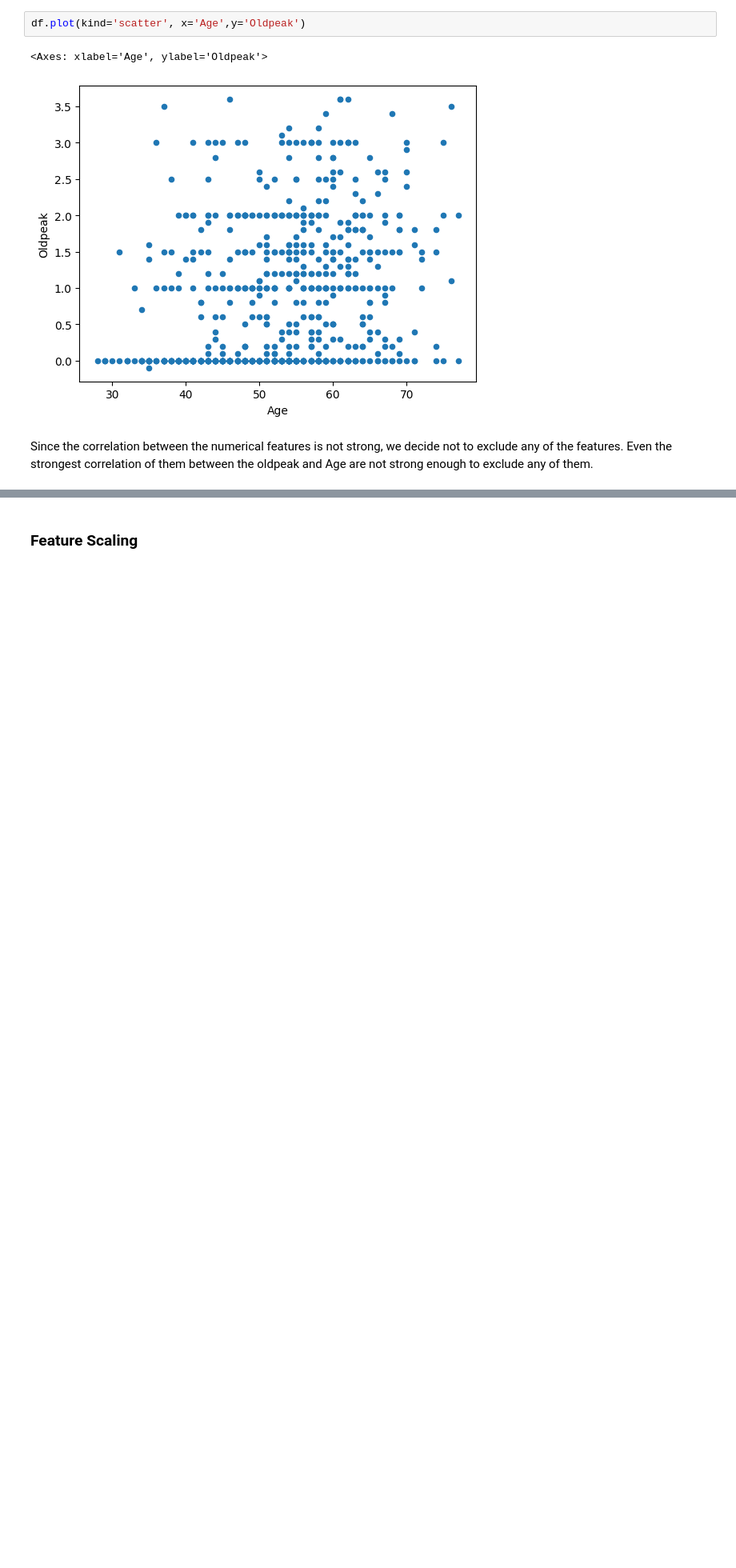
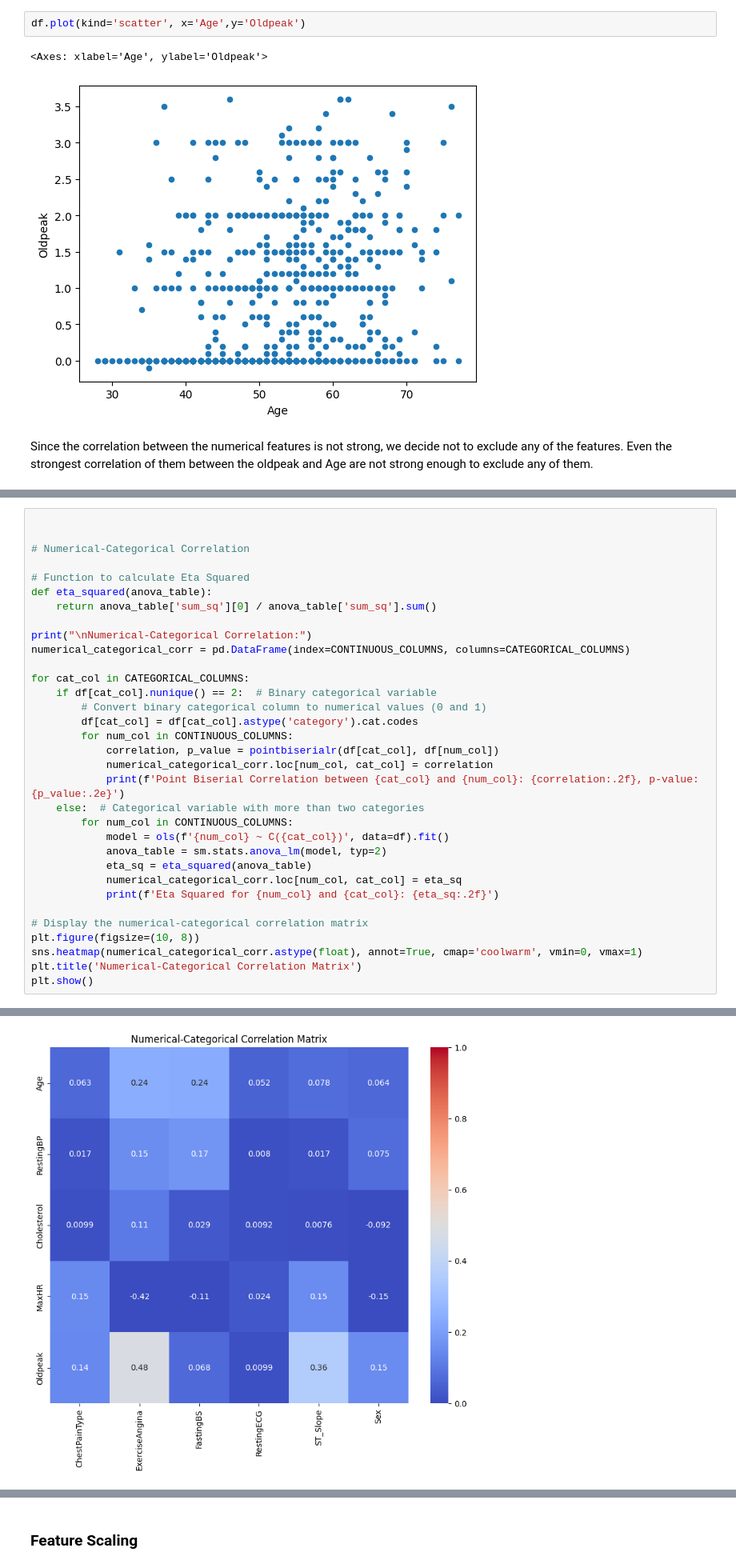
Before and after one commit to hosain-ghoraba/Heart-Disease-detection, a Jupyter notebook: Heart_Failure_Prediction.ipynb, the cells around one changed output, grey strips where cells are left out. Shown at 80% size. Cells and saved outputs as stored; diff of their text form; blank space fills up the shorter version.

Commit message:
add numerical - categorical correlation check

```diff
--- a/Heart_Failure_Prediction.ipynb
+++ b/Heart_Failure_Prediction.ipynb
@@ -317,0 +324,34 @@ Since the correlation between the numerical features is not strong, we decide no
+# %%
+
+
+# Numerical-Categorical Correlation
+
+# Function to calculate Eta Squared
+def eta_squared(anova_table):
+    return anova_table['sum_sq'][0] / anova_table['sum_sq'].sum()
+
+print("\nNumerical-Categorical Correlation:")
+numerical_categorical_corr = pd.DataFrame(index=CONTINUOUS_COLUMNS, columns=CATEGORICAL_COLUMNS)
+
+for cat_col in CATEGORICAL_COLUMNS:
+    if df[cat_col].nunique() == 2:  # Binary categorical variable
+        # Convert binary categorical column to numerical values (0 and 1)
+        df[cat_col] = df[cat_col].astype('category').cat.codes
+        for num_col in CONTINUOUS_COLUMNS:
+            correlation, p_value = pointbiserialr(df[cat_col], df[num_col])
+            numerical_categorical_corr.loc[num_col, cat_col] = correlation
+            print(f'Point Biserial Correlation between {cat_col} and {num_col}: {correlation:.2f}, p-value: {p_value:.2e}')
+    else:  # Categorical variable with more than two categories
+        for num_col in CONTINUOUS_COLUMNS:
+            model = ols(f'{num_col} ~ C({cat_col})', data=df).fit()
+            anova_table = sm.stats.anova_lm(model, typ=2)
+            eta_sq = eta_squared(anova_table)
+            numerical_categorical_corr.loc[num_col, cat_col] = eta_sq
+            print(f'Eta Squared for {num_col} and {cat_col}: {eta_sq:.2f}')
+
+# Display the numerical-categorical correlation matrix
+plt.figure(figsize=(10, 8))
+sns.heatmap(numerical_categorical_corr.astype(float), annot=True, cmap='coolwarm', vmin=0, vmax=1)
+plt.title('Numerical-Categorical Correlation Matrix')
+plt.show()
+# %% [output]
@@ -317,0 +375 @@ Since the correlation between the numerical features is not strong, we decide no
+[figure, added]
```
Also changed, not shown: parts of 9 cells of this notebook.
